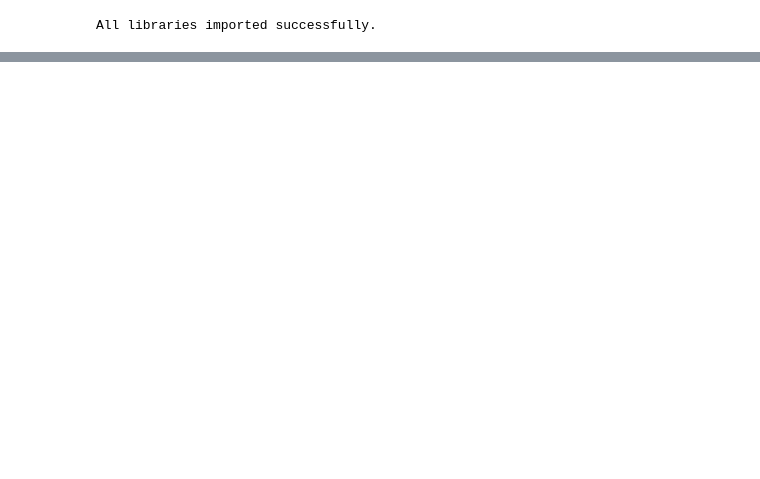
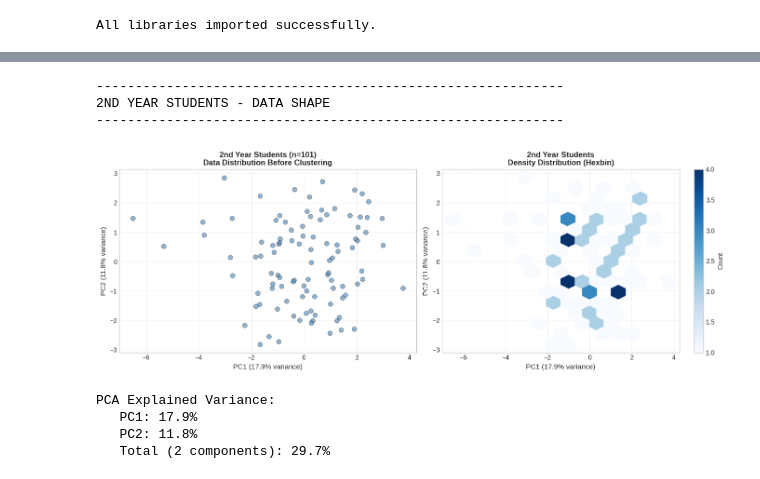
Before and after one commit to ayaaa321/ENSIA-students-performance, a Jupyter notebook: clustering/dbscan.ipynb, the cells around one changed output, grey strips where cells are left out. Drawn from its saved outputs; the diff is of its cells as text; code cells hidden in the pictures; blank space fills up the shorter version.

```diff
--- a/clustering/dbscan.ipynb
+++ b/clustering/dbscan.ipynb
@@ -1003,0 +474,15 @@ EVIDENCE:
+# %%
+# 2nd Year - Data Shape Before Clustering
+print("\n" + "-"*60)
+print("2ND YEAR STUDENTS - DATA SHAPE")
+print("-"*60)
+X_pca_2y_pre, pca_2y_pre = visualize_data_before_clustering(X_2y_scaled, "2nd Year Students", len(data_2y))
+# %% [output]
+------------------------------------------------------------
+2ND YEAR STUDENTS - DATA SHAPE
+------------------------------------------------------------
+[figure, added]
+PCA Explained Variance:
+   PC1: 17.9%
+   PC2: 11.8%
+   Total (2 components): 29.7%
```
Also changed, not shown: parts of 64 cells of this notebook, 3 other files.
